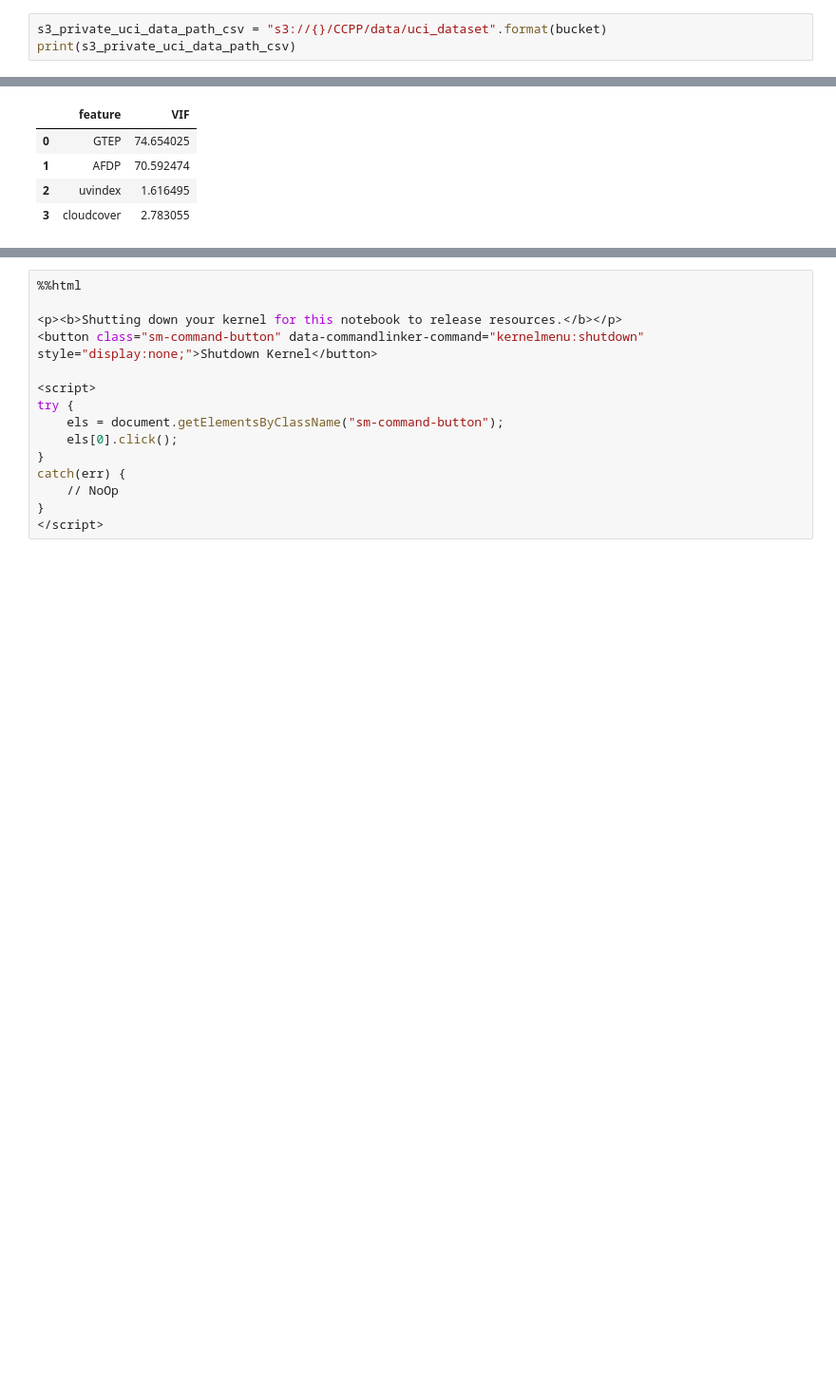
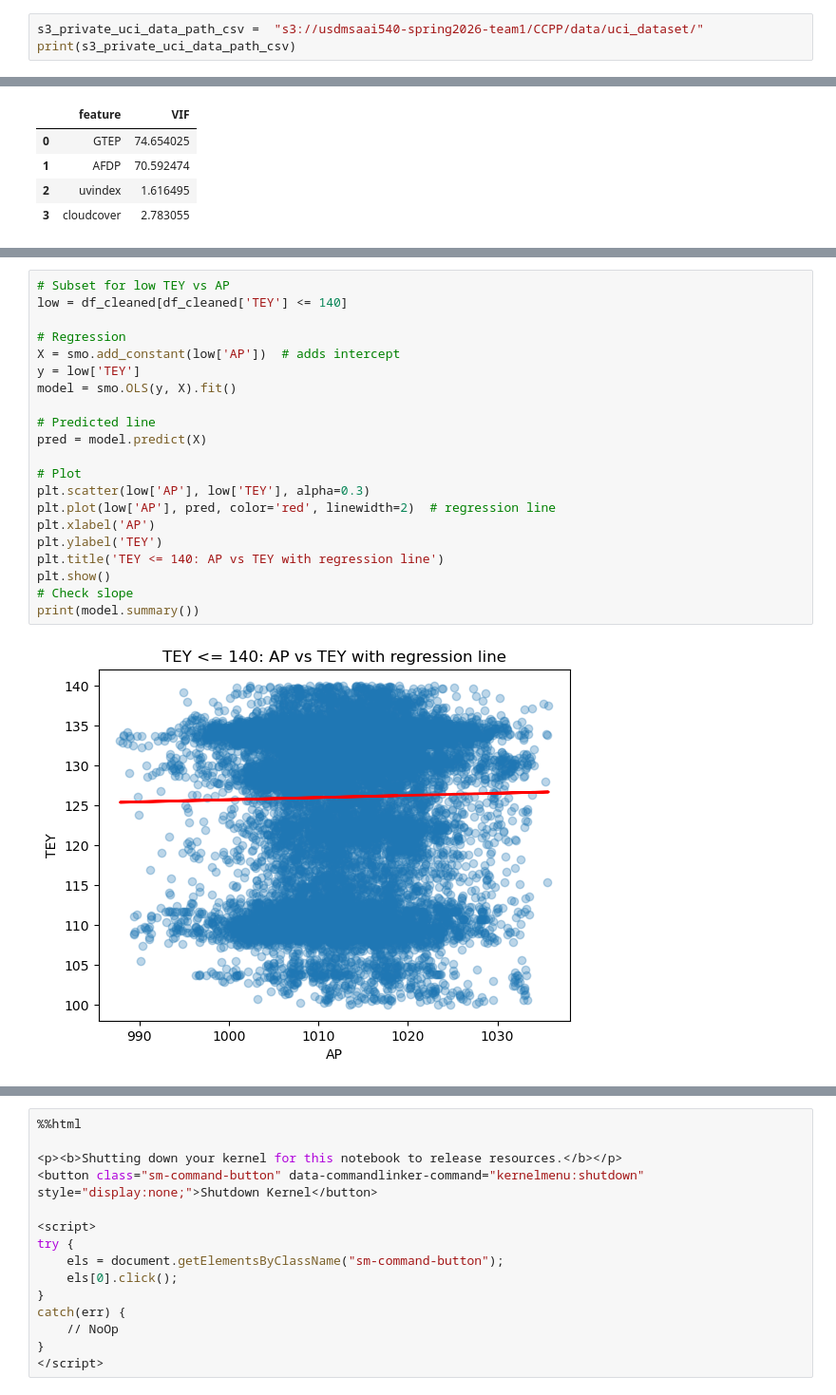
Before and after one commit to isralennon/MSAAI540, a Jupyter notebook: src/2_Load_Processed_Data.ipynb, the cells around one changed output, grey strips where cells are left out. Shown at 95% size. Saved outputs shown, nothing was run; the diff lists cells and outputs as text; blank space fills up the shorter version.

```diff
--- a/src/2_Load_Processed_Data.ipynb
+++ b/src/2_Load_Processed_Data.ipynb
@@ -48,6 +58,6 @@ gt_all_years.head()
 | 3 | 2011-01-01T03:00:00 | 3.7436 | 1018.3 | 85.434 | 3.5808 | 23.911 | 1086.5 | 550.17 | 135.03 | 11.990 | 0.23107 | ... |
 | 4 | 2011-01-01T04:00:00 | 3.7516 | 1017.8 | 85.182 | 3.5781 | 23.917 | 1085.9 | 550.00 | 134.67 | 11.910 | 0.26747 | ... |
 # %%
-s3_private_uci_data_path_csv = "s3://{}/CCPP/data/uci_dataset".format(bucket)
+s3_private_uci_data_path_csv =  "s3://usdmsaai540-spring2026-team1/CCPP/data/uci_dataset/"
 print(s3_private_uci_data_path_csv)
 # %% [output]
@@ -470,0 +908,23 @@ s3.put_object(
+# %%
+# Subset for low TEY vs AP
+low = df_cleaned[df_cleaned['TEY'] <= 140]
+
+# Regression
+X = smo.add_constant(low['AP'])  # adds intercept
+y = low['TEY']
+model = smo.OLS(y, X).fit()
+
+# Predicted line
+pred = model.predict(X)
+
+# Plot
+plt.scatter(low['AP'], low['TEY'], alpha=0.3)
+plt.plot(low['AP'], pred, color='red', linewidth=2)  # regression line
+plt.xlabel('AP')
+plt.ylabel('TEY')
+plt.title('TEY <= 140: AP vs TEY with regression line')
+plt.show()
+# Check slope
+print(model.summary())
+# %% [output]
+[figure, added]
```
Also changed, not shown: parts of 49 cells of this notebook, 1 other file.
